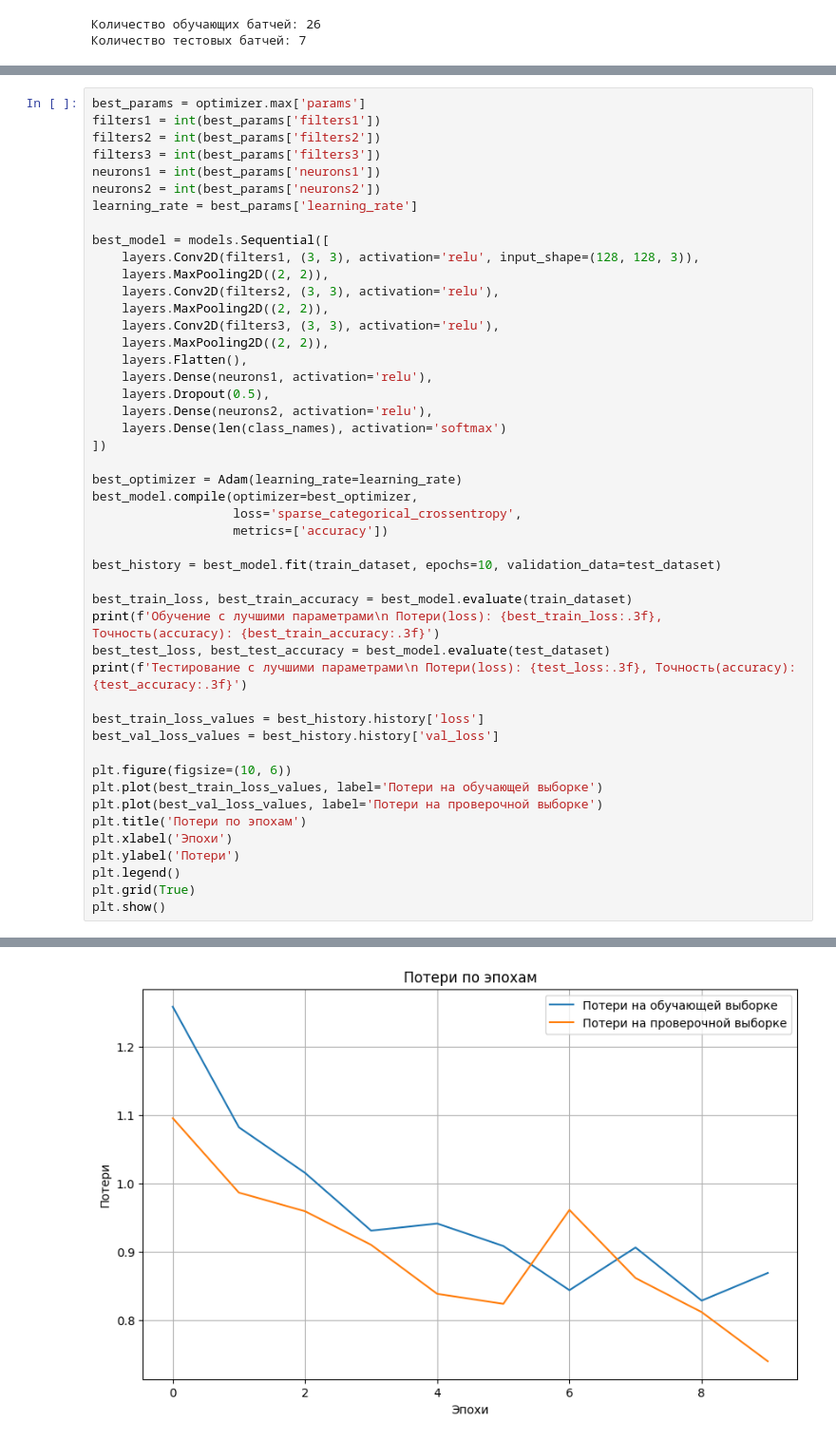
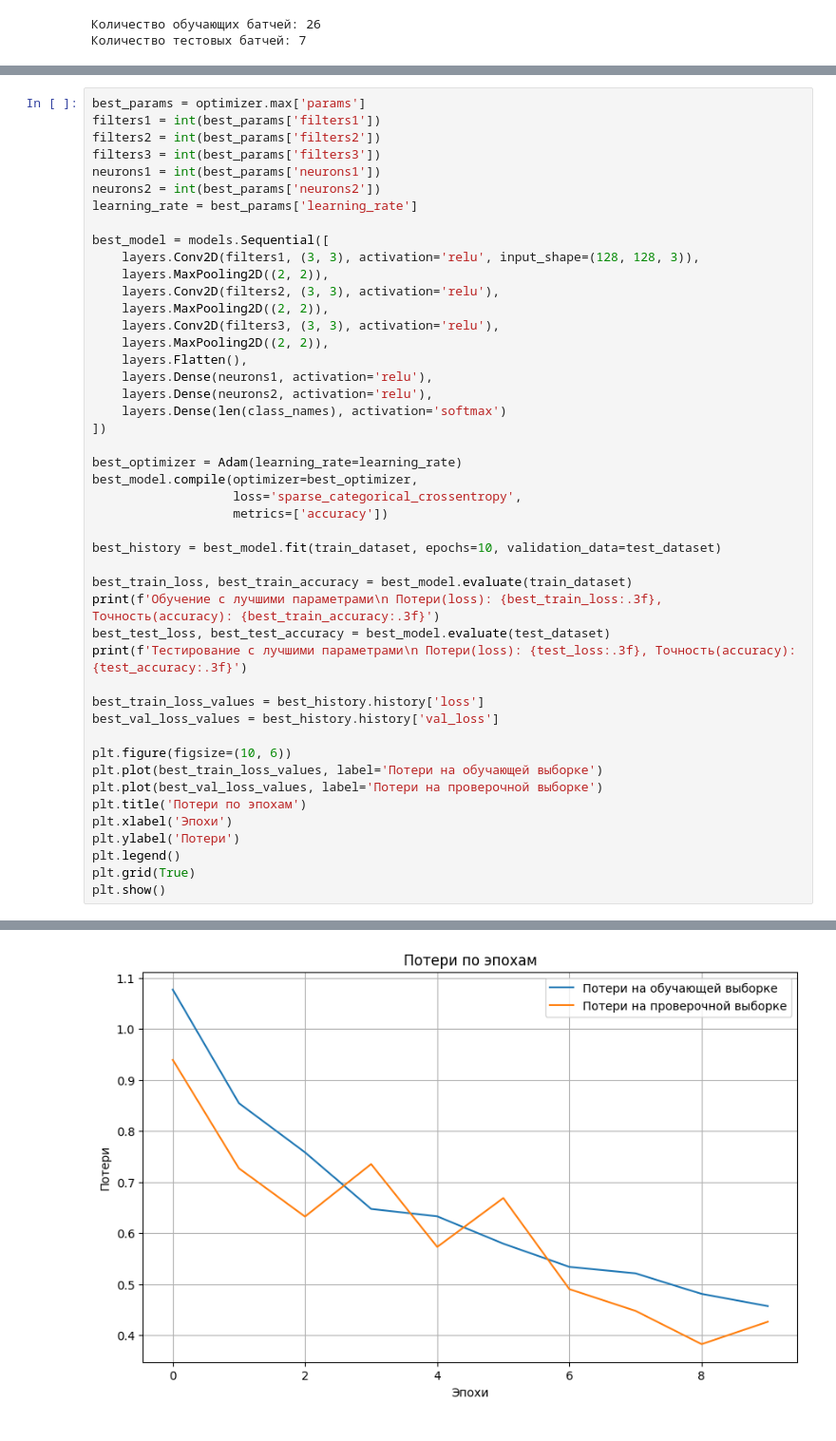
Before and after one commit to Xcution28/neural_networks, a Jupyter notebook: neural_networks_lab_3_cnn.ipynb, the cells around one changed output, grey strips where cells are left out. Shown at 95% size. Cells and saved outputs as stored; diff of their text form.

```diff
--- a/neural_networks_lab_3_cnn.ipynb
+++ b/neural_networks_lab_3_cnn.ipynb
@@ -284,7 +278,6 @@ best_model = models.Sequential([
     layers.MaxPooling2D((2, 2)),
     layers.Flatten(),
     layers.Dense(neurons1, activation='relu'),
-    layers.Dropout(0.5),
     layers.Dense(neurons2, activation='relu'),
     layers.Dense(len(class_names), activation='softmax')
 ])
@@ -334 +327 @@ Epoch 6/10
-[figure, old version]
+[figure, new version]
```
Also changed, not shown: parts of 5 cells of this notebook.
